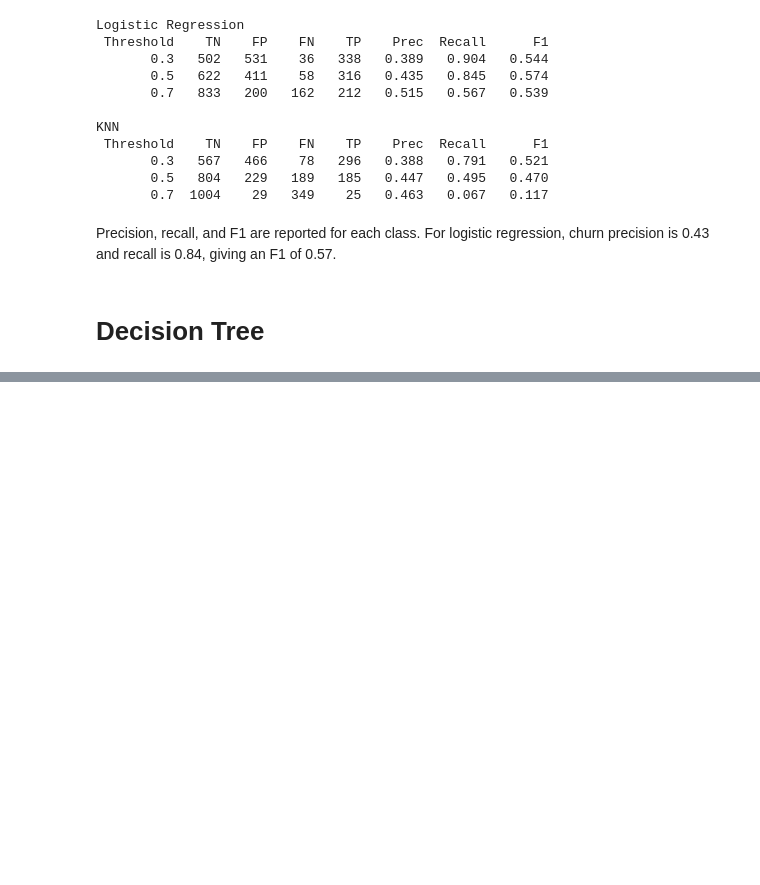
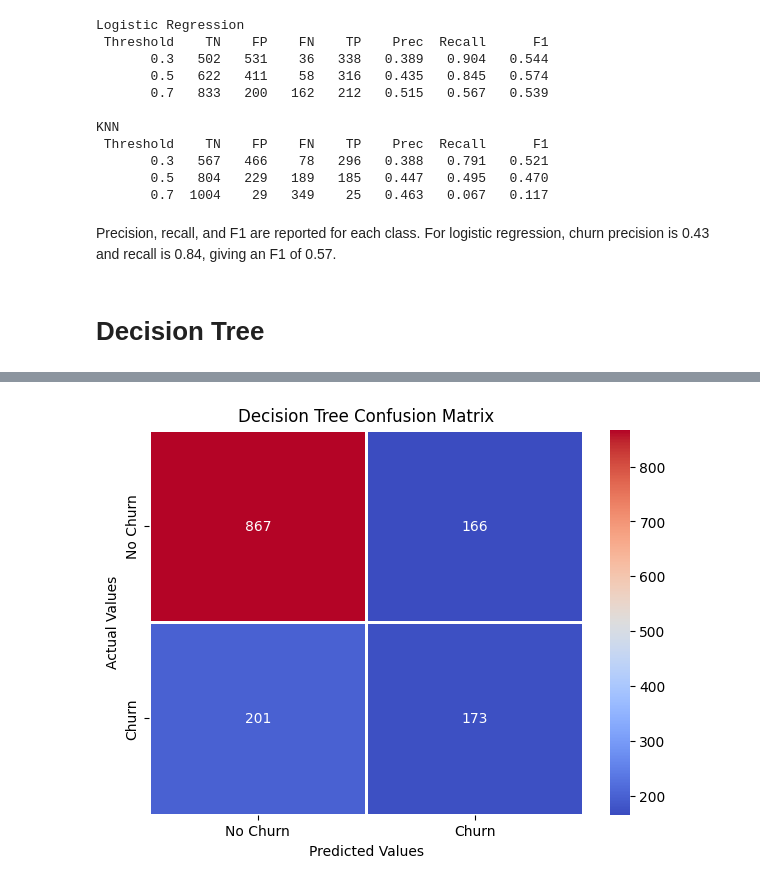
Before and after one commit to sivaranjs-lab/Customer_Churn, a Jupyter notebook: CUSTOMER_CHURN_PREPROCESSING_25_11.ipynb, the cells around one changed output, grey strips where cells are left out. Drawn from its saved outputs; the diff is of its cells as text; code cells hidden in the pictures; blank space fills up the shorter version.

```diff
--- a/CUSTOMER_CHURN_PREPROCESSING_25_11.ipynb
+++ b/CUSTOMER_CHURN_PREPROCESSING_25_11.ipynb
@@ -702,0 +725,13 @@ Decision Tree (default) Test Accuracy: 0.7392
+# %%
+# Confusion matrix heatmap
+dt_cm = confusion_matrix(y_test, y_pred_dt)
+
+plt.figure(figsize=(7, 5))
+sns.heatmap(dt_cm, annot=True, fmt='d', cmap='coolwarm', linewidths=1,
+            xticklabels=['No Churn', 'Churn'], yticklabels=['No Churn', 'Churn'])
+plt.title("Decision Tree Confusion Matrix")
+plt.xlabel("Predicted Values")
+plt.ylabel("Actual Values")
+plt.show()
+# %% [output]
+[figure, added]
```
Also changed, not shown: parts of 7 cells of this notebook.
